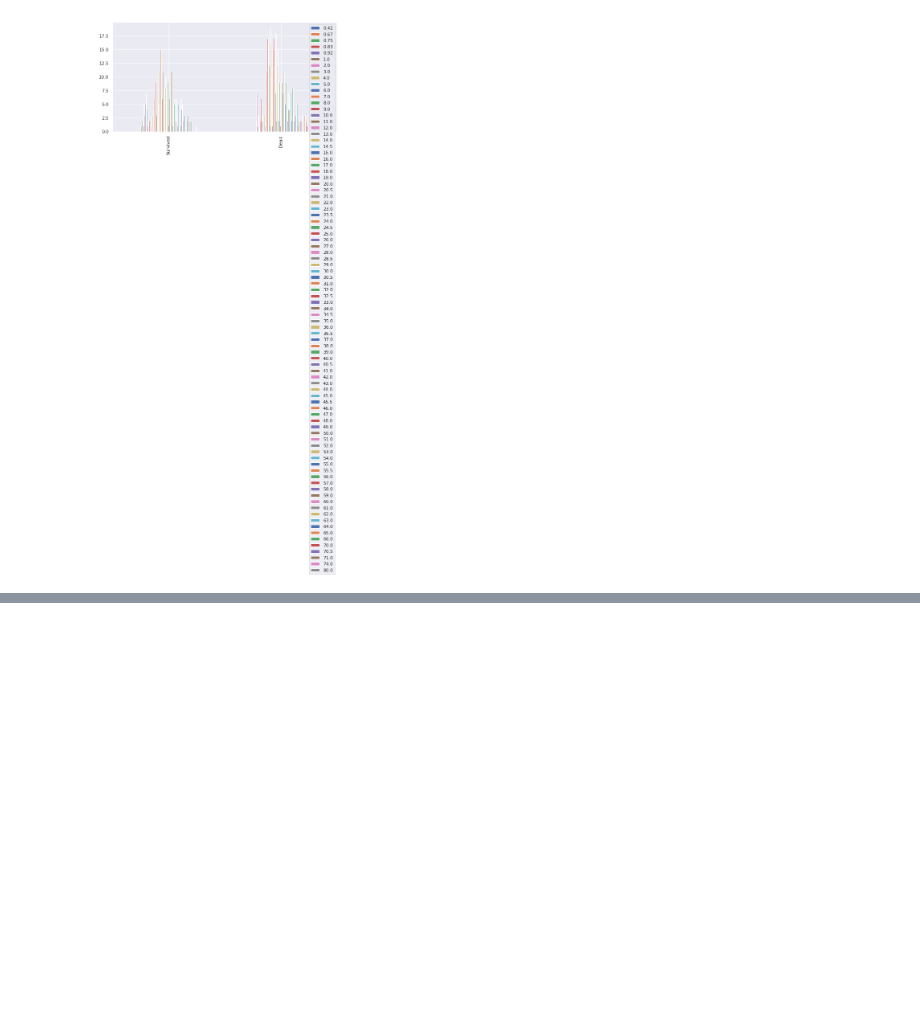
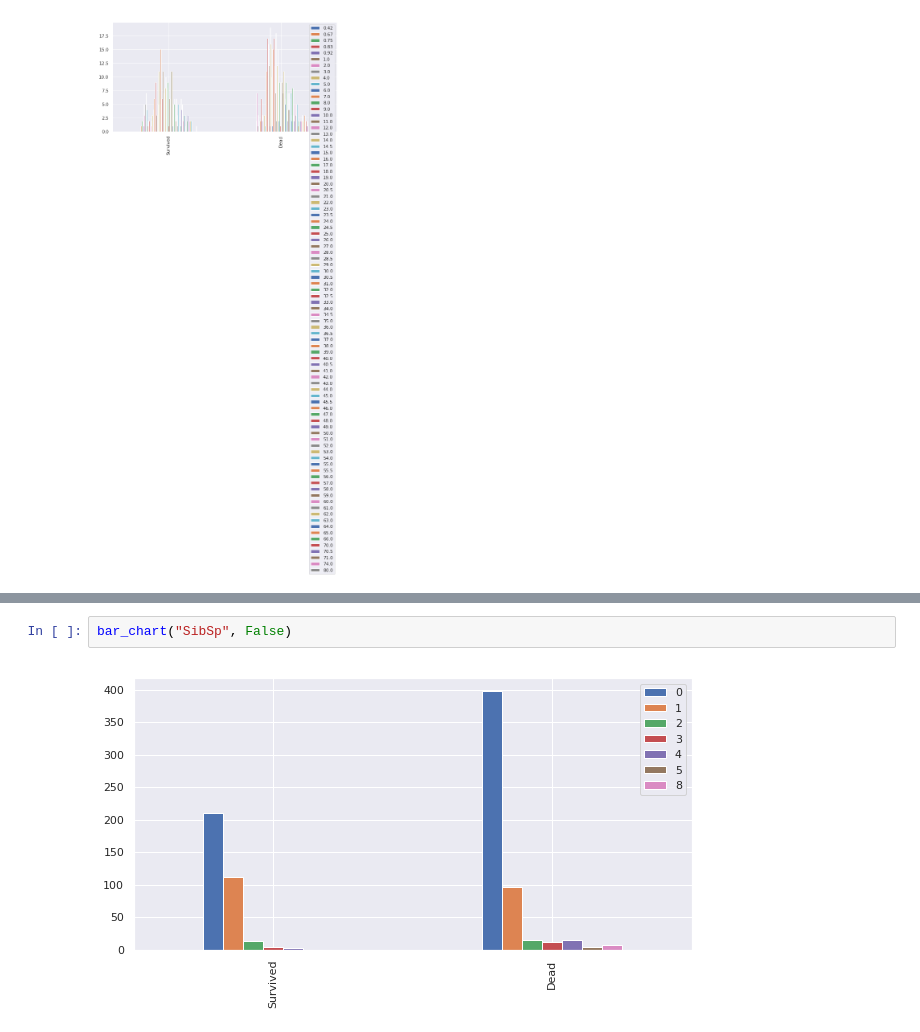
Before and after one commit to SkinkaDS/Titanic, a Jupyter notebook: thaynnara/titanic.ipynb, the cells around one changed output, grey strips where cells are left out. Saved outputs shown, nothing was run; the diff lists cells and outputs as text; blank space fills up the shorter version.

```diff
--- a/thaynnara/titanic.ipynb
+++ b/thaynnara/titanic.ipynb
@@ -224,0 +233,4 @@ bar_chart("Age", False)
+# %%
+bar_chart("SibSp", False)
+# %% [output]
+[figure, added]
```
Also changed, not shown: parts of 3 cells of this notebook.
